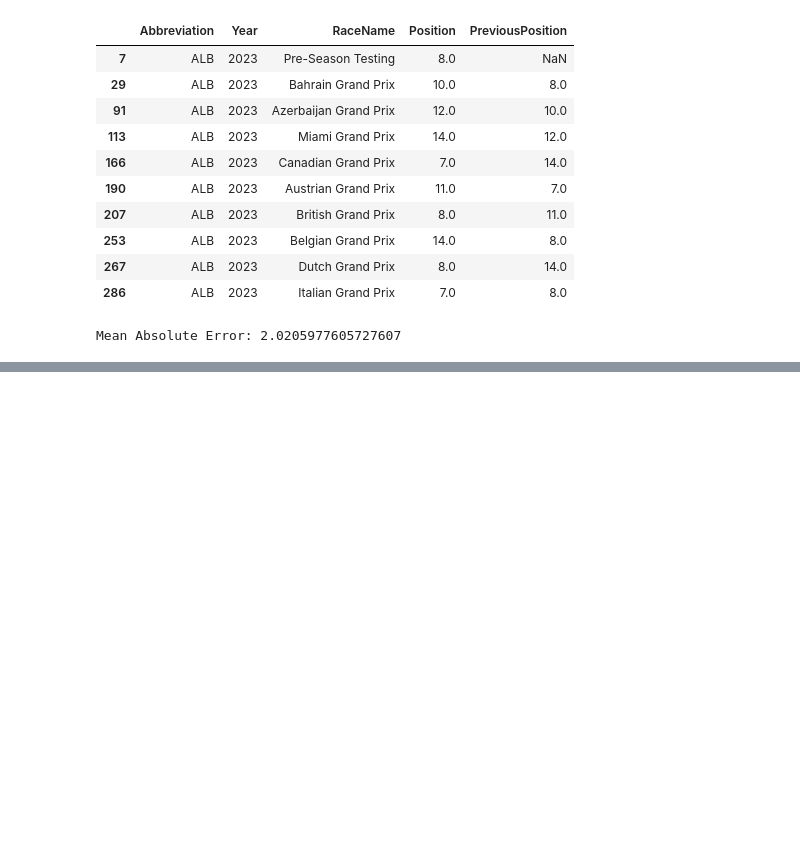
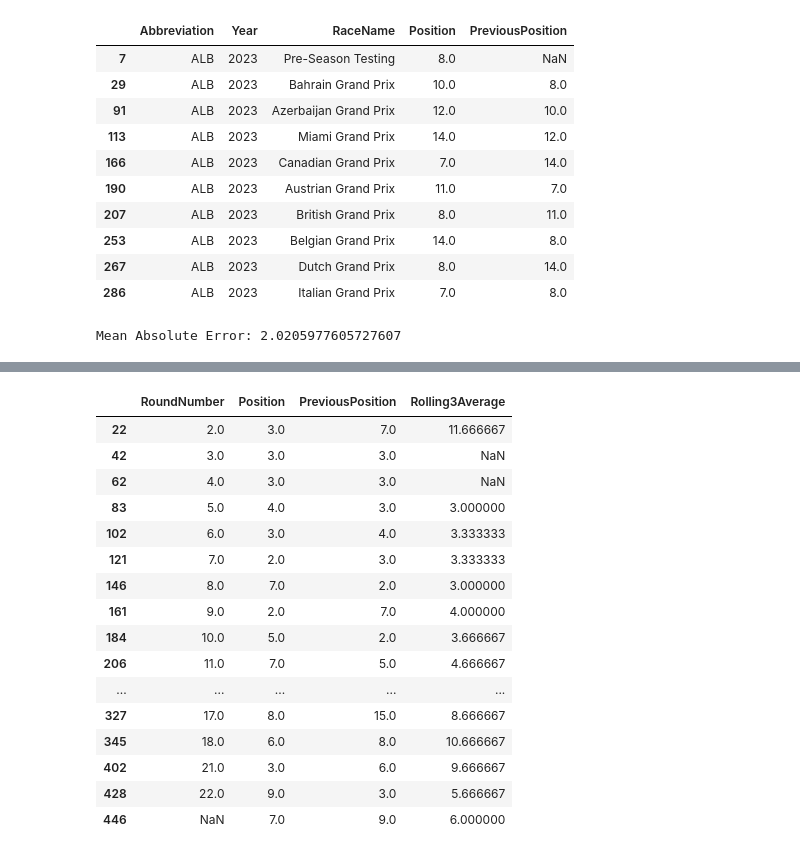
Before and after one commit to pyyroo-a/Formula-1-Fantasy-Predictor, a Jupyter notebook: notebooks/01-data-exploration.ipynb, the cells around one changed output, grey strips where cells are left out. Cells and saved outputs as stored; diff of their text form; code cells hidden in the pictures; blank space fills up the shorter version.

```diff
--- a/notebooks/01-data-exploration.ipynb
+++ b/notebooks/01-data-exploration.ipynb
@@ -537,0 +546,34 @@ compare.head(10)
+# %%
+multi_race_df = multi_race_df.sort_values(by=["Abbreviation", "Year", "RoundNumber"])
+# %%
+multi_race_df["Rolling3Average"] = (
+    multi_race_df.groupby("Abbreviation")["Position"]
+    .rolling(3)
+    .mean()
+    .shift(1)
+    .reset_index(level=0, drop=True)
+)
+# kinda makes sense what is going on ngl
+# so we get rolling then the average and then shift it by 1
+# %%
+multi_race_df[
+    multi_race_df["Abbreviation"] == "ALO"
+    ][["RoundNumber", "Position", "PreviousPosition", "Rolling3Average"]]
+# %% [output]
+|  | RoundNumber | Position | PreviousPosition | Rolling3Average |
+| 22 | 2.0 | 3.0 | 7.0 | 11.666667 |
+| 42 | 3.0 | 3.0 | 3.0 | NaN |
+| 62 | 4.0 | 3.0 | 3.0 | NaN |
+| 83 | 5.0 | 4.0 | 3.0 | 3.000000 |
+| 102 | 6.0 | 3.0 | 4.0 | 3.333333 |
+| 121 | 7.0 | 2.0 | 3.0 | 3.333333 |
+| 146 | 8.0 | 7.0 | 2.0 | 3.000000 |
+| 161 | 9.0 | 2.0 | 7.0 | 4.000000 |
+| 184 | 10.0 | 5.0 | 2.0 | 3.666667 |
+| 206 | 11.0 | 7.0 | 5.0 | 4.666667 |
+| ... | ... | ... | ... | ... |
+| 327 | 17.0 | 8.0 | 15.0 | 8.666667 |
+| 345 | 18.0 | 6.0 | 8.0 | 10.666667 |
+| 402 | 21.0 | 3.0 | 6.0 | 9.666667 |
+| 428 | 22.0 | 9.0 | 3.0 | 5.666667 |
+| 446 | NaN | 7.0 | 9.0 | 6.000000 |
```
Also changed, not shown: parts of 8 cells of this notebook.
